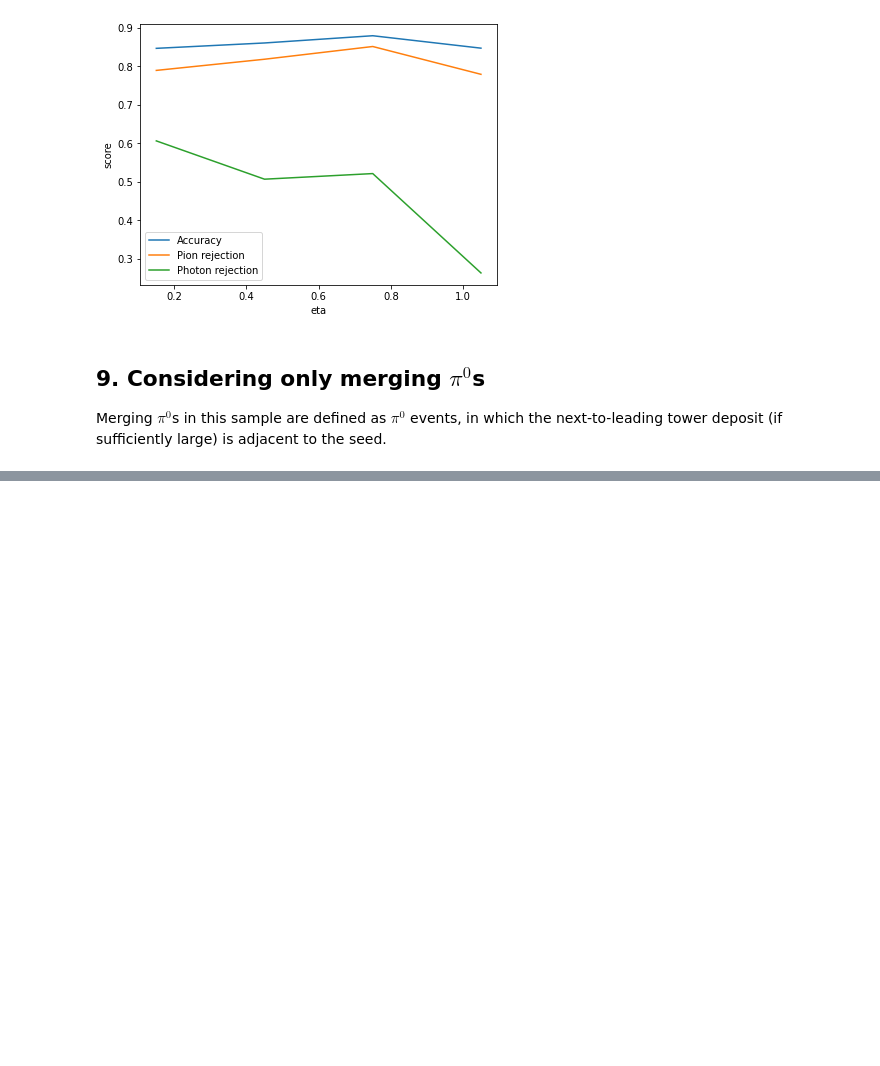
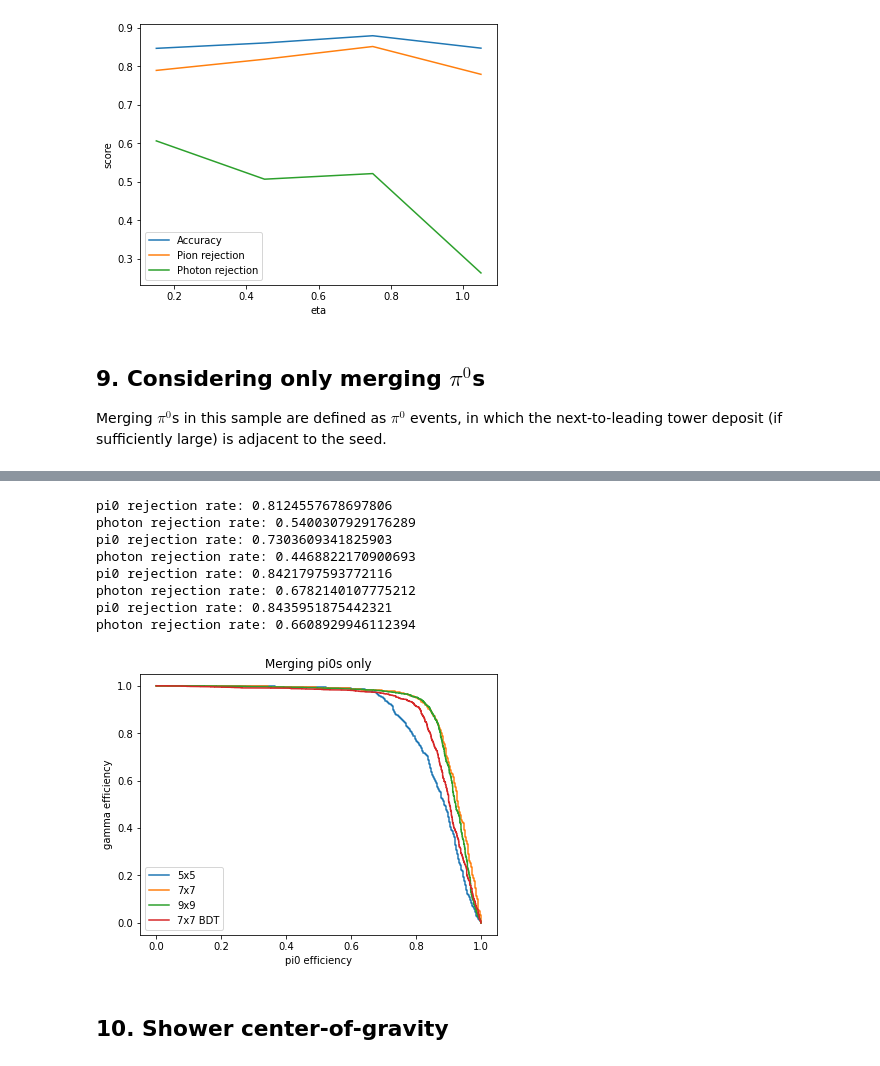
Before and after one commit to osuranyi/EMCal-clustering, a Jupyter notebook: EMCal_clustering.ipynb, the cells around one changed output, grey strips where cells are left out. Saved outputs shown, nothing was run; the diff lists cells and outputs as text; code cells hidden in the pictures; blank space fills up the shorter version.

```diff
--- a/EMCal_clustering.ipynb
+++ b/EMCal_clustering.ipynb
@@ -852,0 +922,36 @@ plt.ylabel("d_iphi");
+# %%
+fpr_dt_ss_ce, tpr_dt_ss_ce, thresholds = metrics.roc_curve(y_test, clf5.predict_proba(X_test)[:,1])
+
+print("pi0 rejection rate:",np.interp(0.9,tpr_dt_ss_ce,1-fpr_dt_ss_ce))
+print("photon rejection rate:",np.interp(0.1,fpr_dt_ss_ce,tpr_dt_ss_ce))
+
+plt.plot(1-fpr5x5,tpr5x5,label='5x5')
+print("pi0 rejection rate:",np.interp(0.9,tpr5x5,1-fpr5x5))
+print("photon rejection rate:",np.interp(0.1,fpr5x5,tpr5x5))
+
+plt.plot(1-fpr7x7,tpr7x7,label='7x7')
+print("pi0 rejection rate:",np.interp(0.9,tpr7x7,1-fpr7x7))
+print("photon rejection rate:",np.interp(0.1,fpr7x7,tpr7x7))
+
+plt.plot(1-fpr9x9,tpr9x9,label='9x9')
+print("pi0 rejection rate:",np.interp(0.9,tpr9x9,1-fpr9x9))
+print("photon rejection rate:",np.interp(0.1,fpr9x9,tpr9x9))
+
+plt.plot(1-fpr_dt_ss_ce,tpr_dt_ss_ce,label="7x7 BDT")
+
+plt.xlabel("pi0 efficiency")
+plt.ylabel("gamma efficiency")
+plt.title("Merging pi0s only")
+plt.legend();
+# %% [output]
+pi0 rejection rate: 0.8124557678697806
+photon rejection rate: 0.5400307929176289
+pi0 rejection rate: 0.7303609341825903
+photon rejection rate: 0.4468822170900693
+pi0 rejection rate: 0.8421797593772116
+photon rejection rate: 0.6782140107775212
+pi0 rejection rate: 0.8435951875442321
+photon rejection rate: 0.6608929946112394
+[figure, added]
+# %% [markdown]
+## 10. Shower center-of-gravity
```
Also changed, not shown: parts of 14 cells of this notebook, 1 other file.
